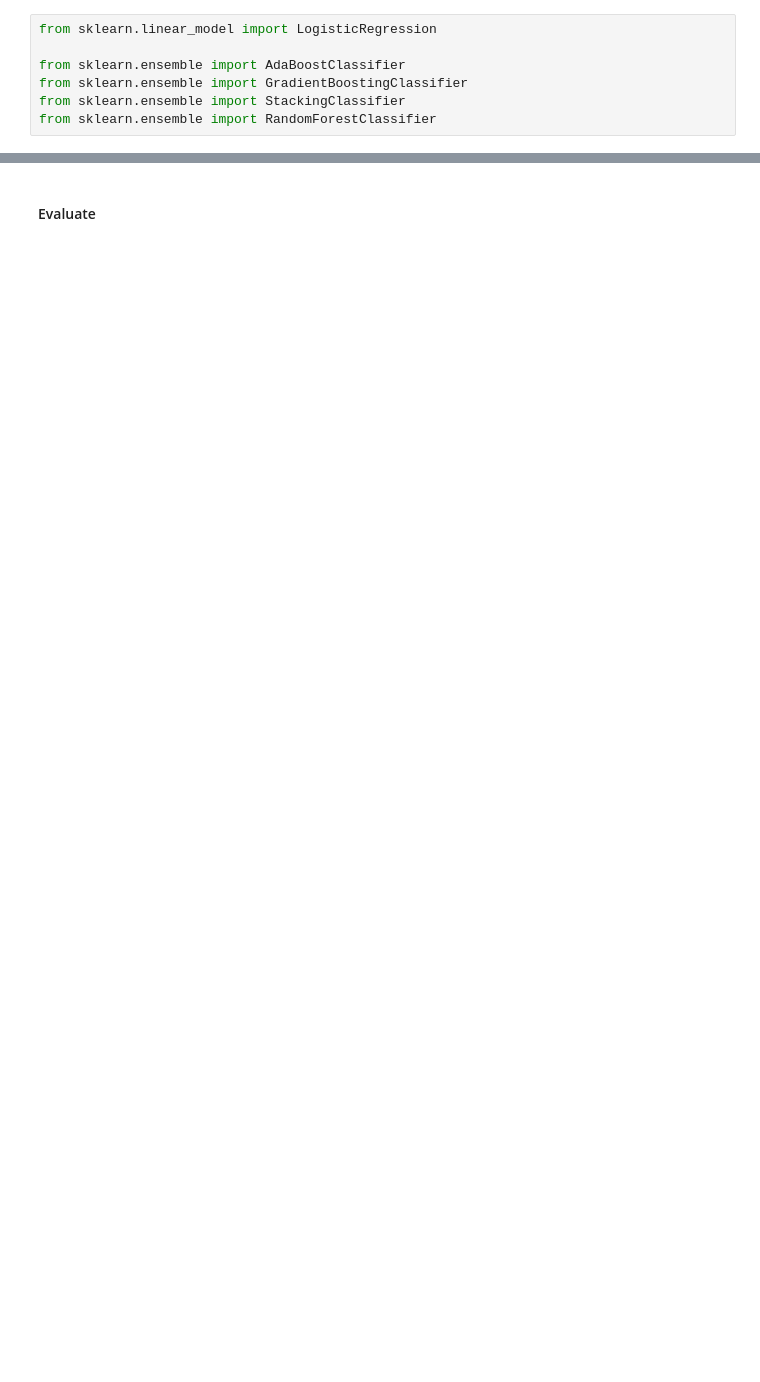
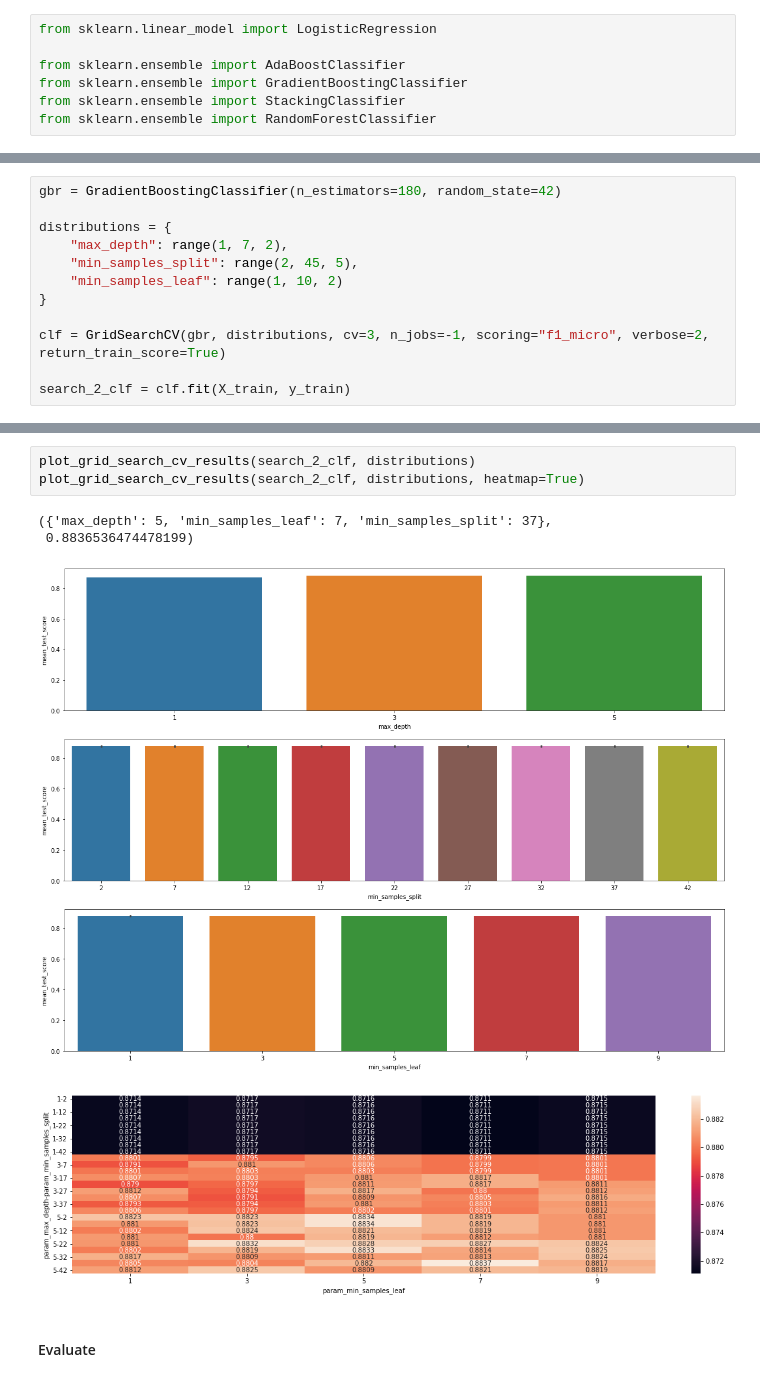
Before and after one commit to timzatko/fifa-19-dataset-machine-learning, a Jupyter notebook: notebooks/13_hyper_parameter_tuning.ipynb, the cells around one changed output, grey strips where cells are left out. Saved outputs shown, nothing was run; the diff lists cells and outputs as text; blank space fills up the shorter version.

```diff
--- a/notebooks/13_hyper_parameter_tuning.ipynb
+++ b/notebooks/13_hyper_parameter_tuning.ipynb
@@ -143,0 +225,12 @@ Wall time: 3min 3s
+# %%
+gbr = GradientBoostingClassifier(n_estimators=180, random_state=42)
+
+distributions = {
+    "max_depth": range(1, 7, 2),
+    "min_samples_split": range(2, 45, 5),
+    "min_samples_leaf": range(1, 10, 2)
+}
+
+clf = GridSearchCV(gbr, distributions, cv=3, n_jobs=-1, scoring="f1_micro", verbose=2, return_train_score=True)
+
+search_2_clf = clf.fit(X_train, y_train)
@@ -144,2 +244,10 @@ Wall time: 3min 3s
+# %%
+plot_grid_search_cv_results(search_2_clf, distributions)
+plot_grid_search_cv_results(search_2_clf, distributions, heatmap=True)
+# %% [output]
+({'max_depth': 5, 'min_samples_leaf': 7, 'min_samples_split': 37},
+ 0.8836536474478199)
+[figure, added]
+[figure, added]
 # %% [markdown]
 #### Evaluate
```
Also changed, not shown: parts of 36 cells of this notebook, 9 other files.
